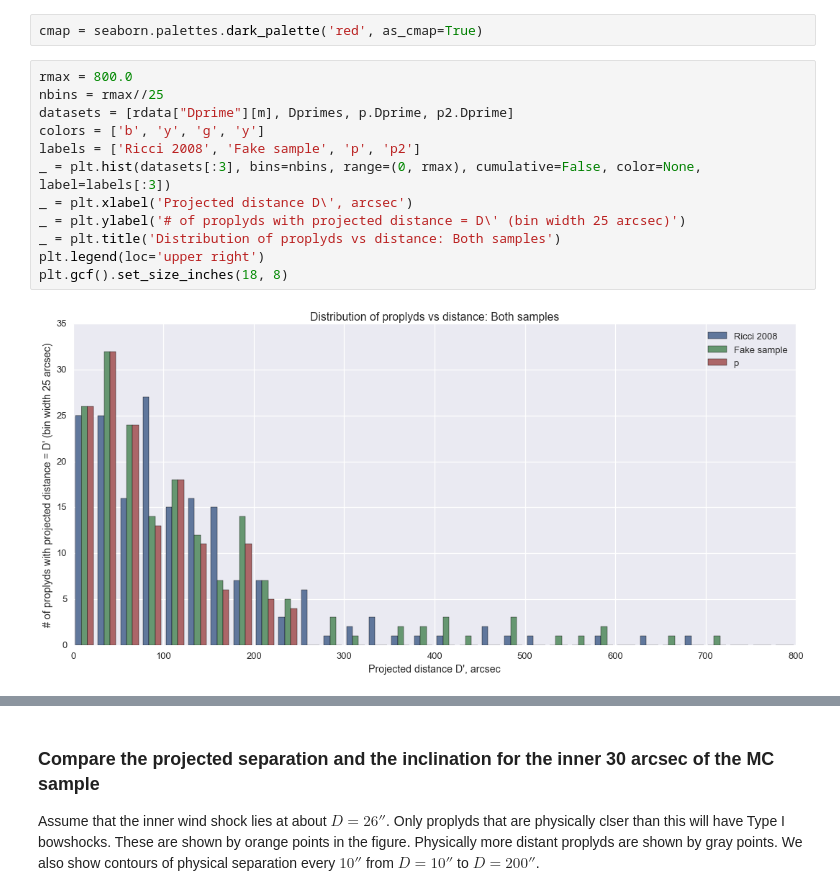
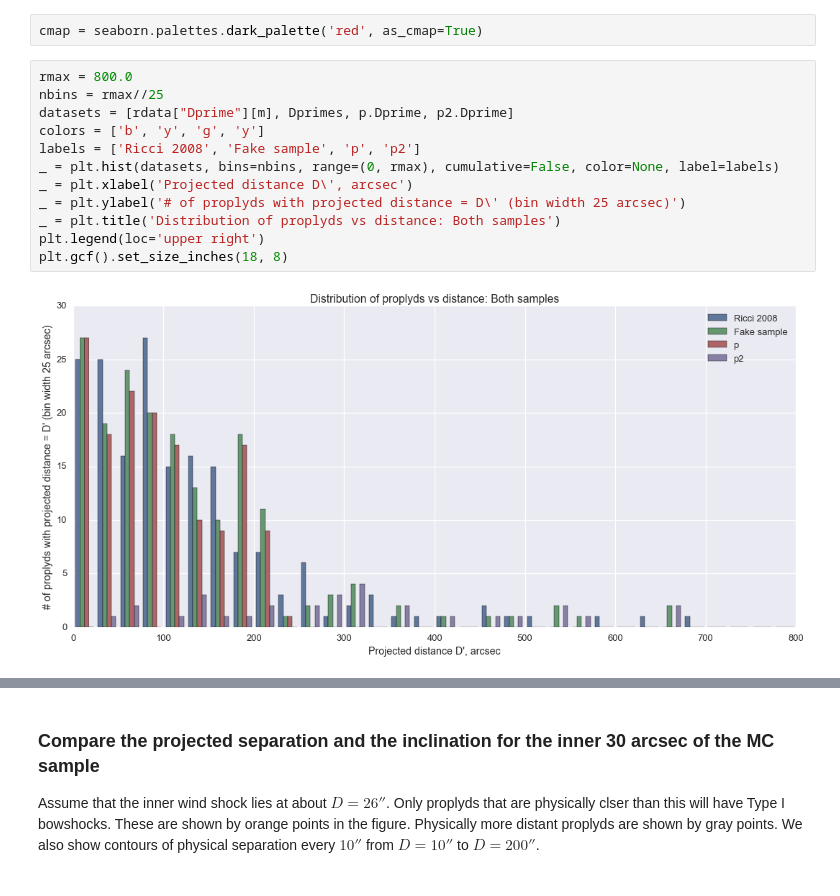
Before and after one commit to will-henney/bowshock-shape, a Jupyter notebook: Proplyd distribution.ipynb, the cells around one changed output, grey strips where cells are left out. Drawn from its saved outputs; the diff is of its cells as text.

```diff
--- a/Proplyd distribution.ipynb
+++ b/Proplyd distribution.ipynb
@@ -644,17 +644,17 @@ cmap = seaborn.palettes.dark_palette('red', as_cmap=True)
 # %%
 rmax = 800.0
 nbins = rmax//25
 datasets = [rdata["Dprime"][m], Dprimes, p.Dprime, p2.Dprime]
 colors = ['b', 'y', 'g', 'y']
 labels = ['Ricci 2008', 'Fake sample', 'p', 'p2']
-_ = plt.hist(datasets[:3], bins=nbins, range=(0, rmax), cumulative=False, color=None, label=labels[:3])
+_ = plt.hist(datasets, bins=nbins, range=(0, rmax), cumulative=False, color=None, label=labels)
 _ = plt.xlabel('Projected distance D\', arcsec')
 _ = plt.ylabel('# of proplyds with projected distance = D\' (bin width 25 arcsec)')
 _ = plt.title('Distribution of proplyds vs distance: Both samples')
 plt.legend(loc='upper right')
 plt.gcf().set_size_inches(18, 8)
 # %% [output]
-[figure, old version]
+[figure, new version]
 # %%
 Dmax = 110.0
 Dmaxx = 800.0
```
Also changed, not shown: parts of 21 cells of this notebook.
